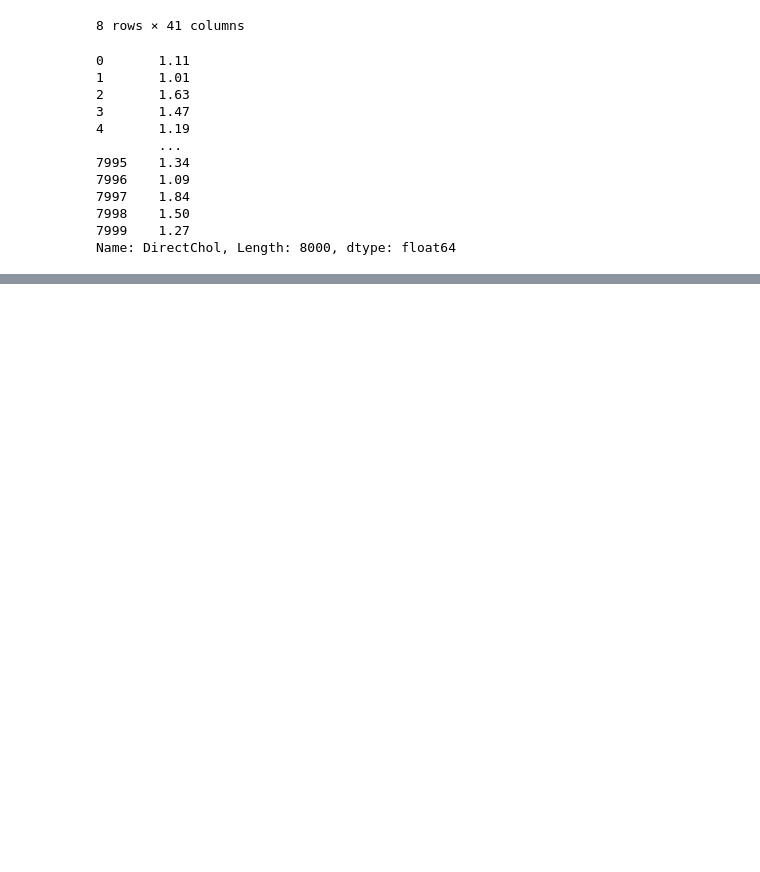
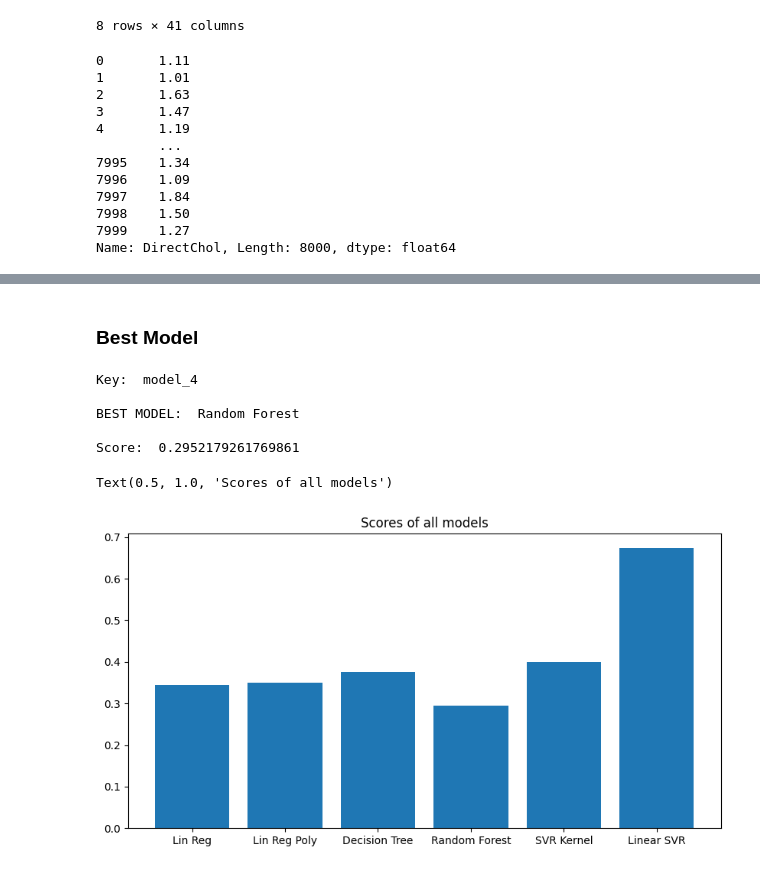
Before and after one commit to johannesgl4d0s/ML, a Jupyter notebook: first try.ipynb, the cells around one changed output, grey strips where cells are left out. Drawn from its saved outputs; the diff is of its cells as text; code cells hidden in the pictures; blank space fills up the shorter version.

```diff
--- a/first try.ipynb
+++ b/first try.ipynb
@@ -843,0 +817,24 @@ pca__n_components: 0.9
+# %%
+model_6 = joblib.load("output/linear_svr.pkl")
+
+with open("output/linear_svr_best_params.pkl", 'rb') as f:
+    model_6_best_params = pickle.load(f)
+
+model_6_predictions = joblib.load("output/linear_svr_predictions.pkl")
+model_6_scores = joblib.load("output/linear_svr_scores.pkl")
+model_6_time = joblib.load("output/linear_svr_time.pkl")
+
+print("TIME: ", round(model_6_time, 2), " sec\n")
+
+print("RMSE: %0.1f\n" % np.sqrt(mean_squared_error(y_train, model_6_predictions)))
+
+scores["model_6"] = [np.sqrt(-model_6_scores).mean(), model_6, "linear_svr"]
+print("VALUE FOR COMPARISON: CV RMSE", round(scores["model_6"][0], 2), "\n")
+display_scores(np.sqrt(-model_6_scores))
+
+print("USED FEATURES: ", model_6["regressor"].n_features_in_)
+
+print("OPTIMAL PARAMETERS:")
+for param, value in model_6_best_params.items():
+    print(param, ": ", value, sep="")
+print("\n")
@@ -843,0 +857,24 @@ pca__n_components: 0.9
+# %% [markdown]
+### Best Model
+# %%
+# Select best model from scores
+best_key = min(scores, key=scores.get)
+best_scores = scores[best_key]
+
+print("Key: ", best_key, "\n")
+print("BEST MODEL: ", best_scores[2], "\n")
+print("Score: ", best_scores[0], "\n")
+# %% [output]
+Key:  model_4
+
+BEST MODEL:  Random Forest
+
+Score:  0.2952179261769861
+# %%
+# Bar plot of scores and model names
+plt.figure(figsize=(10, 5))
+plt.bar([score[2] for score in scores.values()], [score[0] for score in scores.values()])
+plt.title("Scores of all models")
+# %% [output]
+Text(0.5, 1.0, 'Scores of all models')
+[figure, added]
```
Also changed, not shown: parts of 47 cells of this notebook, 44 other files.
